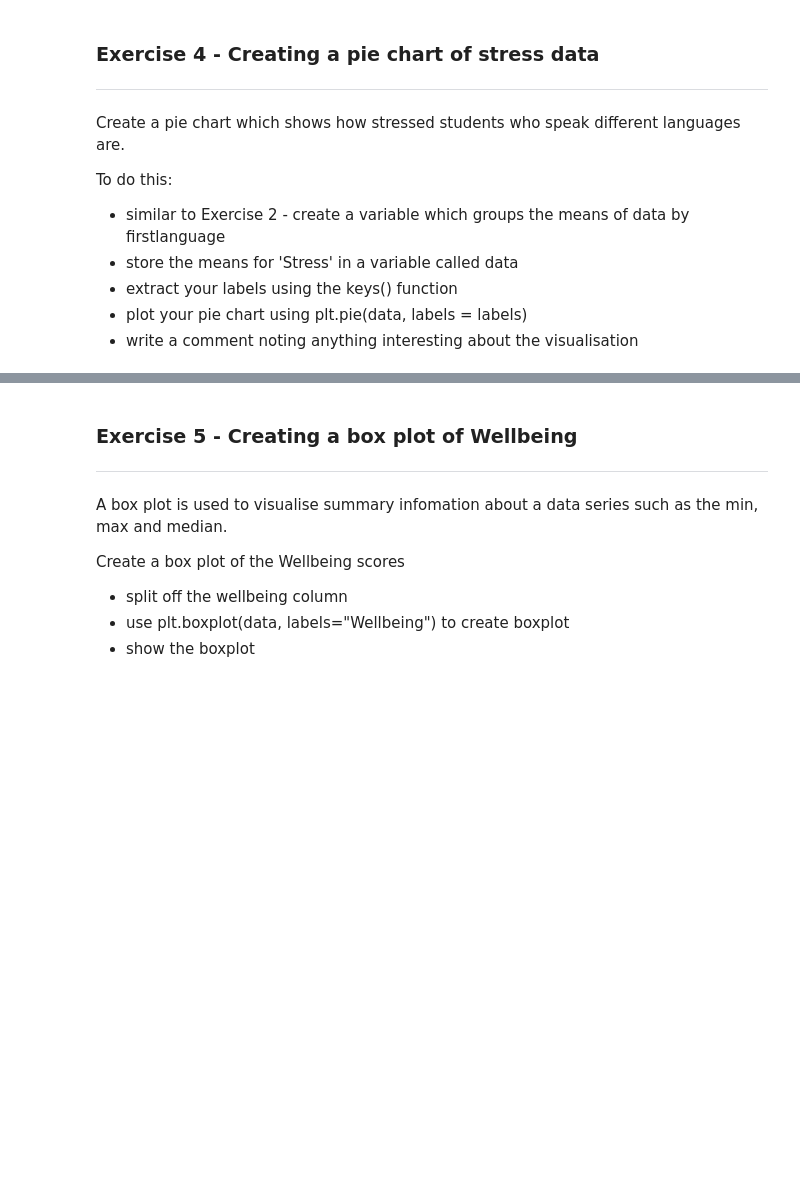
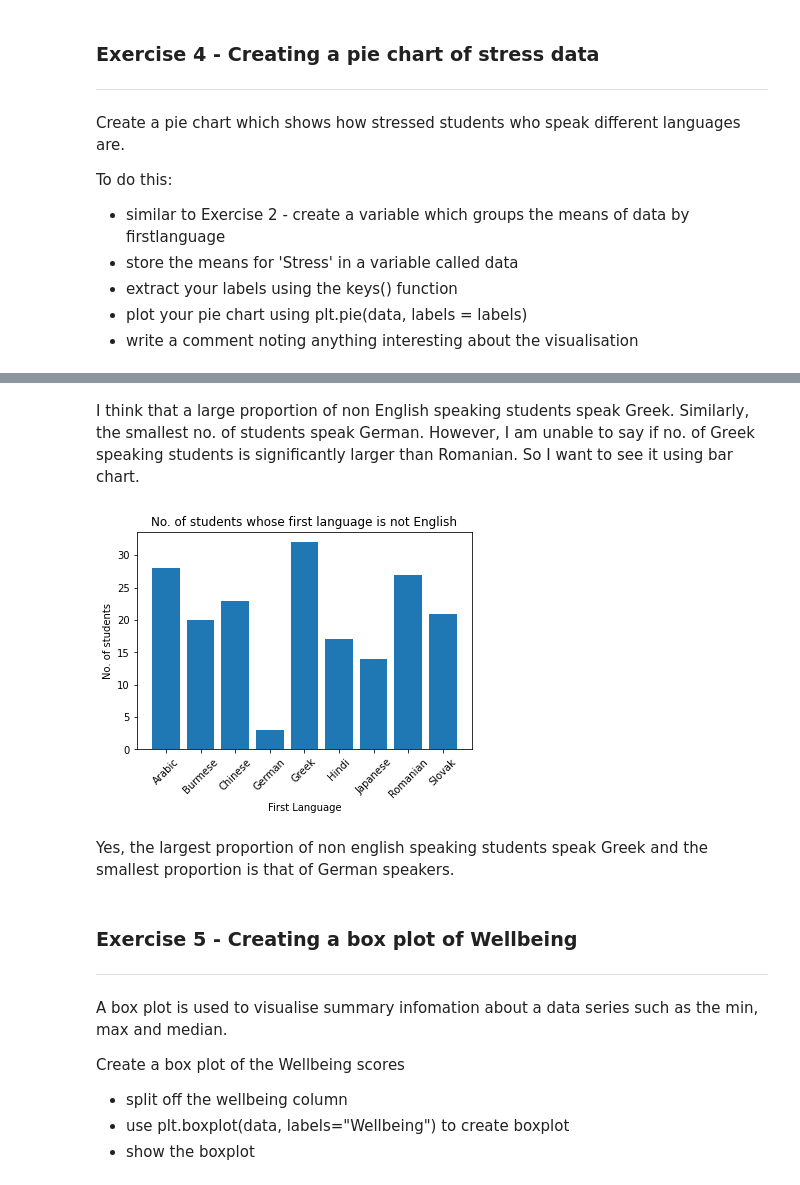
Before and after one commit to JaySanthanam/Programming-for-data, a Jupyter notebook: Worksheets/7_1_Visualisation_with_matplotlib.ipynb, the cells around one changed output, grey strips where cells are left out. Cells and saved outputs as stored; diff of their text form; code cells hidden in the pictures; blank space fills up the shorter version.

```diff
--- a/Worksheets/7_1_Visualisation_with_matplotlib.ipynb
+++ b/Worksheets/7_1_Visualisation_with_matplotlib.ipynb
@@ -200,3 +214,16 @@ To do this:
+# %% [markdown]
+I think that a large proportion of non English speaking students speak Greek. Similarly, the smallest no. of students speak German. However, I am unable to say if no. of Greek speaking students is significantly larger than Romanian. So I want to see it using bar chart.
+# %%
+plt.bar(labels,data)
+plt.xlabel("First Language")
+plt.ylabel("No. of students")
+plt.title("No. of students whose first language is not English")
+plt.xticks(rotation=45)
+plt.show()
+# %% [output]
+[figure, added]
+# %% [markdown]
+Yes, the largest proportion of non english speaking students speak Greek and the smallest proportion is that of German speakers.
 # %% [markdown]
 ### Exercise 5 - Creating a box plot of Wellbeing
 ---
```
Also changed, not shown: parts of 2 cells of this notebook.
